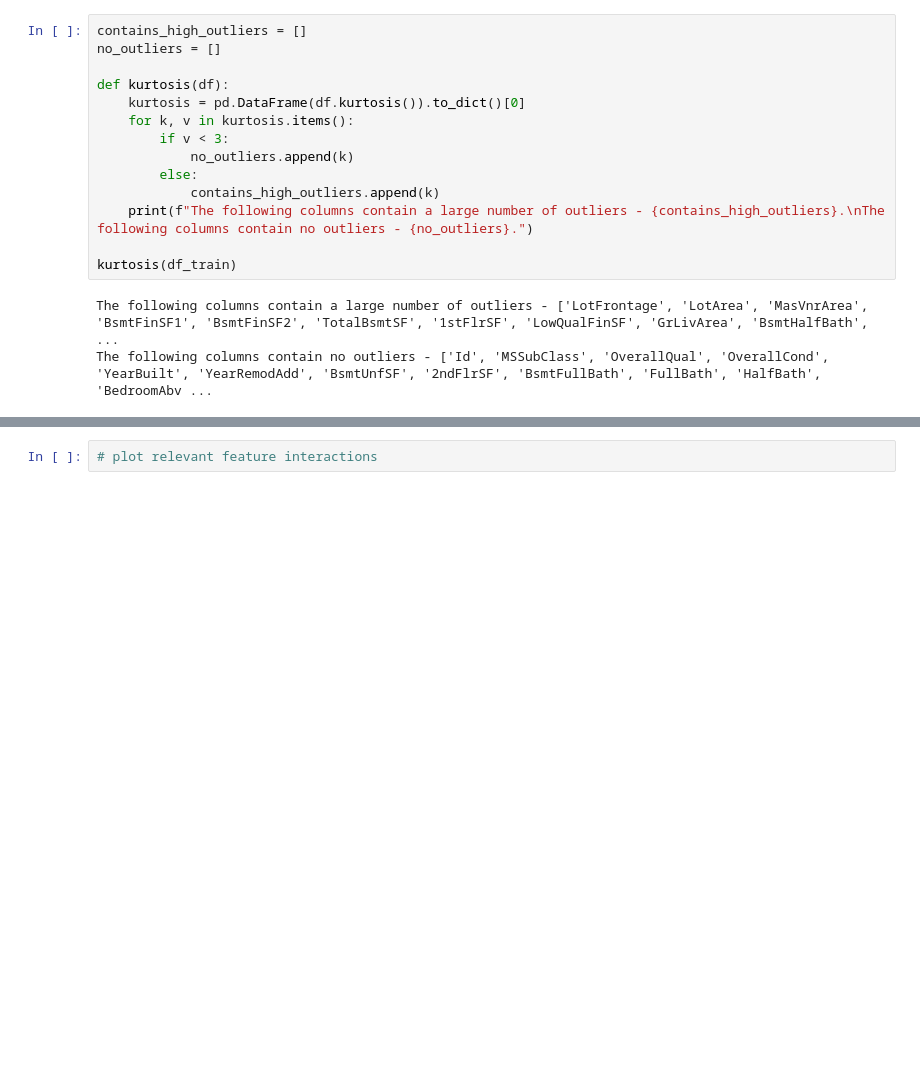
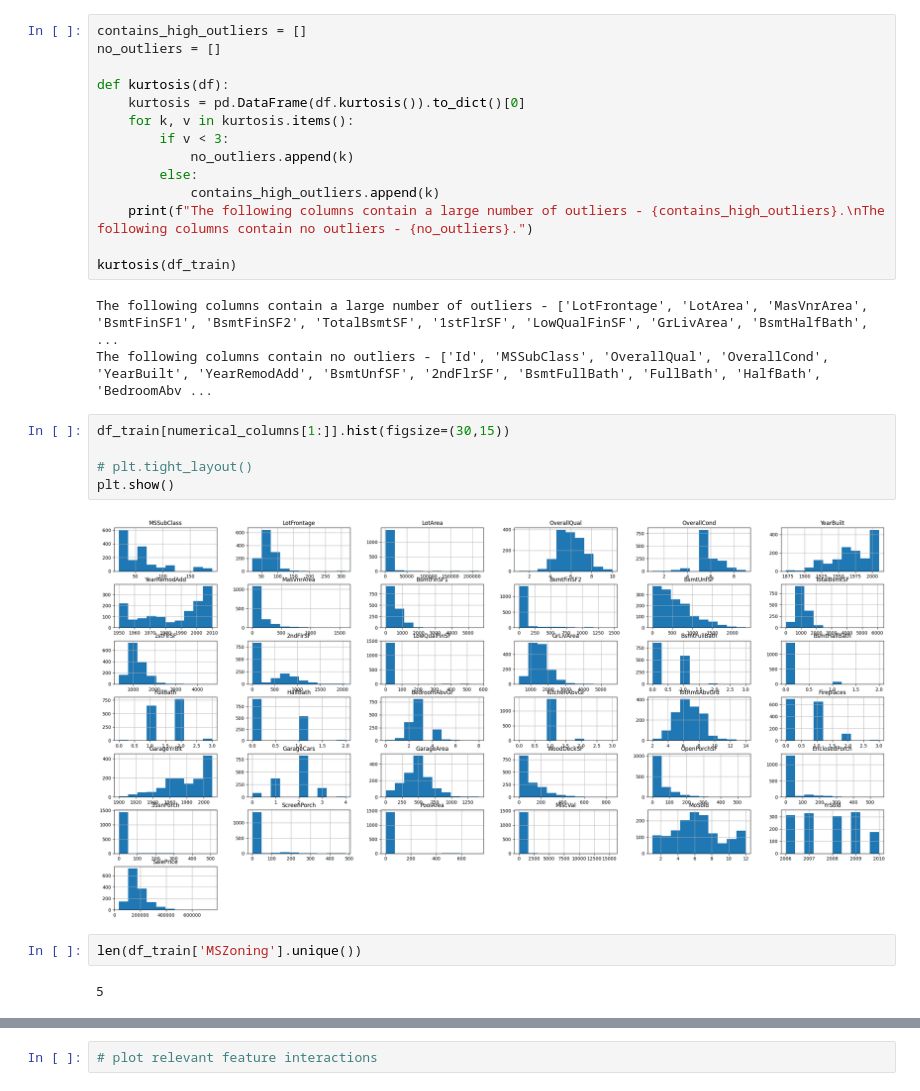
Before and after one commit to Tayor-Doofs/ALL-PROJECTS, a Jupyter notebook: KAGGLE-X/house-prices-advanced-regression-techniques/notebook.ipynb, the cells around one changed output, grey strips where cells are left out. Cells and saved outputs as stored; diff of their text form; blank space fills up the shorter version.

```diff
--- a/KAGGLE-X/house-prices-advanced-regression-techniques/notebook.ipynb
+++ b/KAGGLE-X/house-prices-advanced-regression-techniques/notebook.ipynb
@@ -271,3 +280,14 @@ kurtosis(df_train)
 # %% [output]
 The following columns contain a large number of outliers - ['LotFrontage', 'LotArea', 'MasVnrArea', 'BsmtFinSF1', 'BsmtFinSF2', 'TotalBsmtSF', '1stFlrSF', 'LowQualFinSF', 'GrLivArea', 'BsmtHalfBath',  ...
 The following columns contain no outliers - ['Id', 'MSSubClass', 'OverallQual', 'OverallCond', 'YearBuilt', 'YearRemodAdd', 'BsmtUnfSF', '2ndFlrSF', 'BsmtFullBath', 'FullBath', 'HalfBath', 'BedroomAbv ...
+# %%
+df_train[numerical_columns[1:]].hist(figsize=(30,15))
+
+# plt.tight_layout()
+plt.show()
+# %% [output]
+[figure, added]
+# %%
+len(df_train['MSZoning'].unique())
+# %% [output]
+5
```
Also changed, not shown: parts of 42 cells of this notebook.
